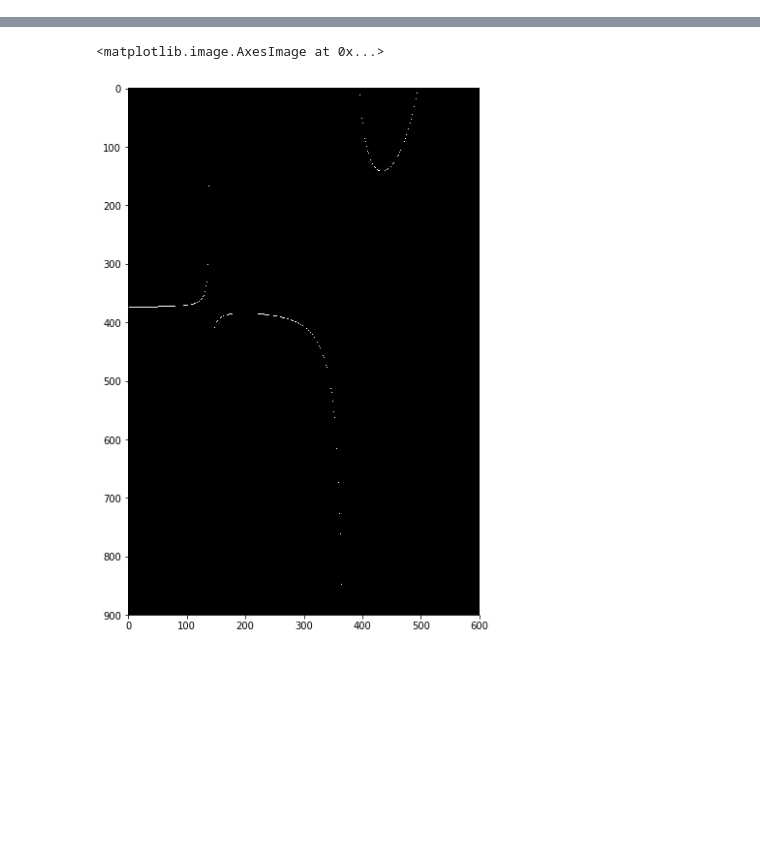
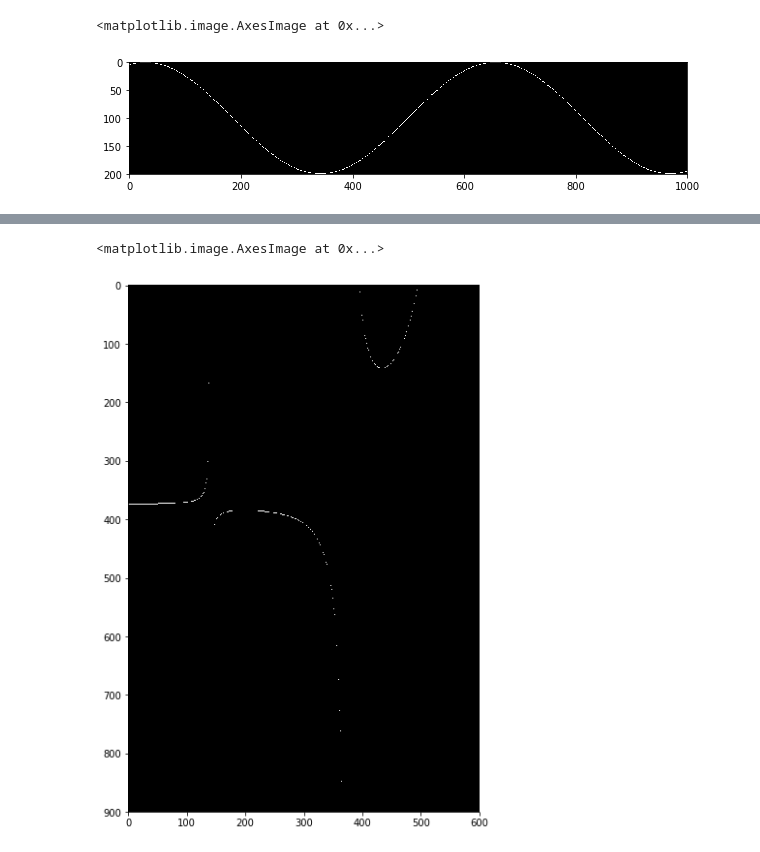
Before and after one commit to nadavhacmun/Animations, a Jupyter notebook: animations.ipynb, the cells around one changed output, grey strips where cells are left out. Drawn from its saved outputs; the diff is of its cells as text; code cells hidden in the pictures; blank space fills up the shorter version.

Commit message:
fixed get_closestBS and added parameter graphing

```diff
--- a/animations.ipynb
+++ b/animations.ipynb
@@ -70,9 +80,11 @@ def make_img(min_x, max_x, min_y, max_y, x_pixels, function):
 
     for index, x in enumerate(x_space):
         y = function(x)
-        closest = get_closest(y, y_space)
+        closest = get_closestBS(y, y_space)
         if closest != None:
             y_index = len(y_space) - (1 + closest)
             img[y_index][index] = 255
 
     return img
+# %%
+im1 = make_img(-5, 5, -1, 1, 1000, lambda x: np.sin(x))
@@ -78,0 +93,6 @@ def make_img(min_x, max_x, min_y, max_y, x_pixels, function):
+# %%
+plt.figure(figsize=(10, 10))
+plt.imshow(im1, cmap="gray")
+# %% [output]
+<matplotlib.image.AxesImage at 0x...>
+[figure, added]
```
Also changed, not shown: parts of 13 cells of this notebook, 3 other files.
